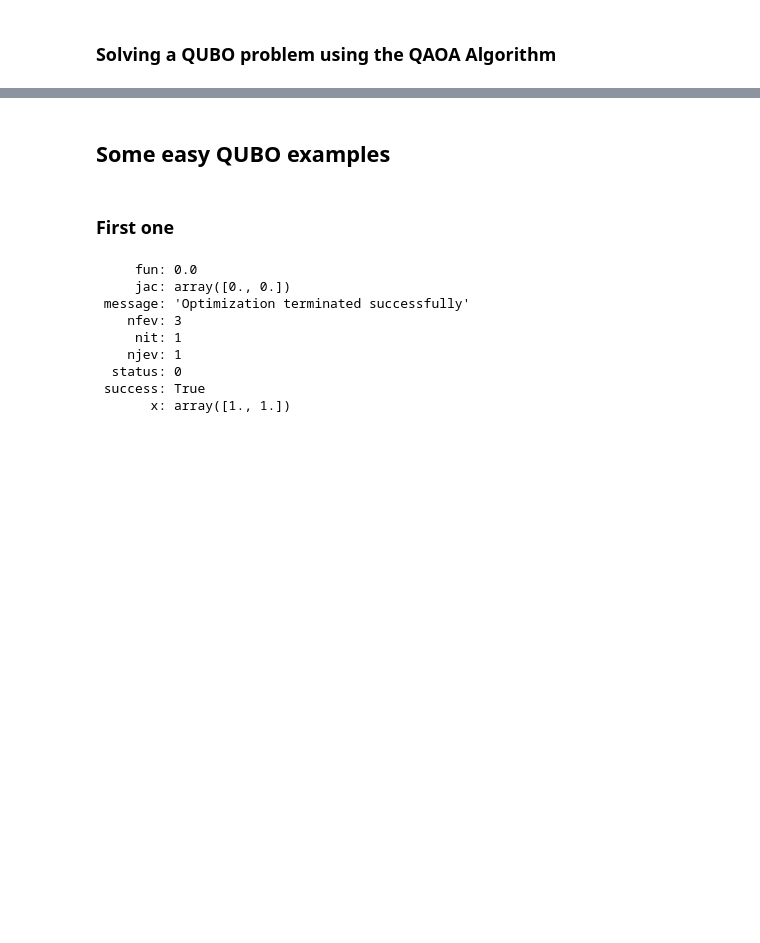
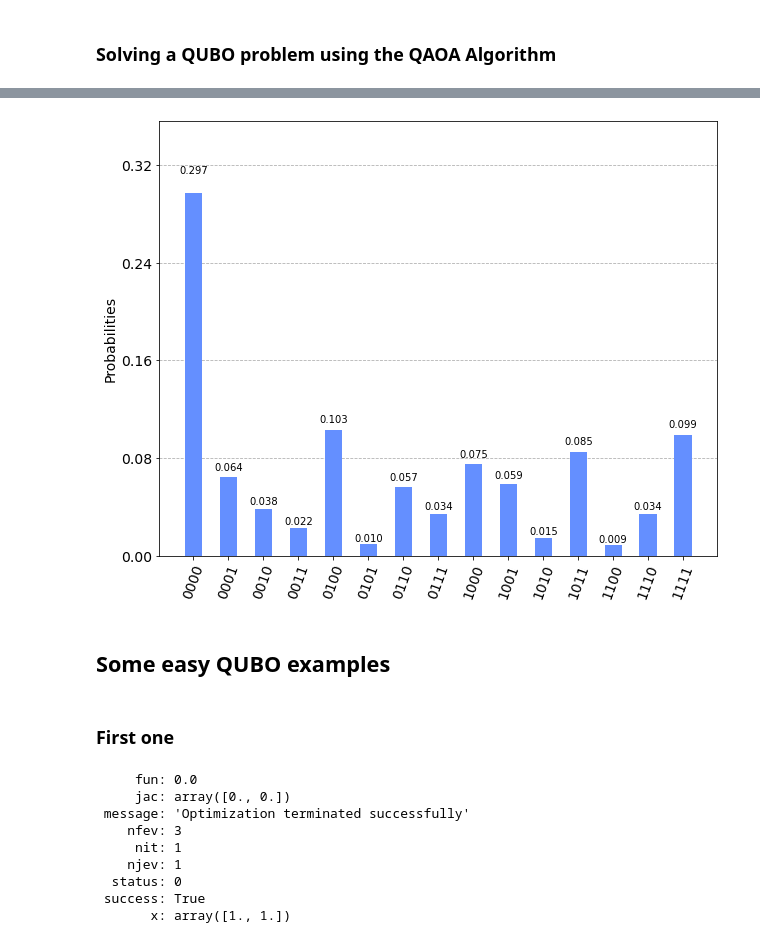
Before and after one commit to Gabrielkrzyzanowski/Quantum_Algorithms, a Jupyter notebook: QAOA_QUBO.ipynb, the cells around one changed output, grey strips where cells are left out. Cells and saved outputs as stored; diff of their text form; code cells hidden in the pictures; blank space fills up the shorter version.

```diff
--- a/QAOA_QUBO.ipynb
+++ b/QAOA_QUBO.ipynb
@@ -126,3 +127,7 @@ qc_res.draw(output='mpl')
+# %%
+plot_histogram(counts,figsize=(10,8))
+# %% [output]
+[figure, added]
 # %% [markdown]
 ## Some easy QUBO examples
 # %%
```
Also changed, not shown: parts of 9 cells of this notebook.
